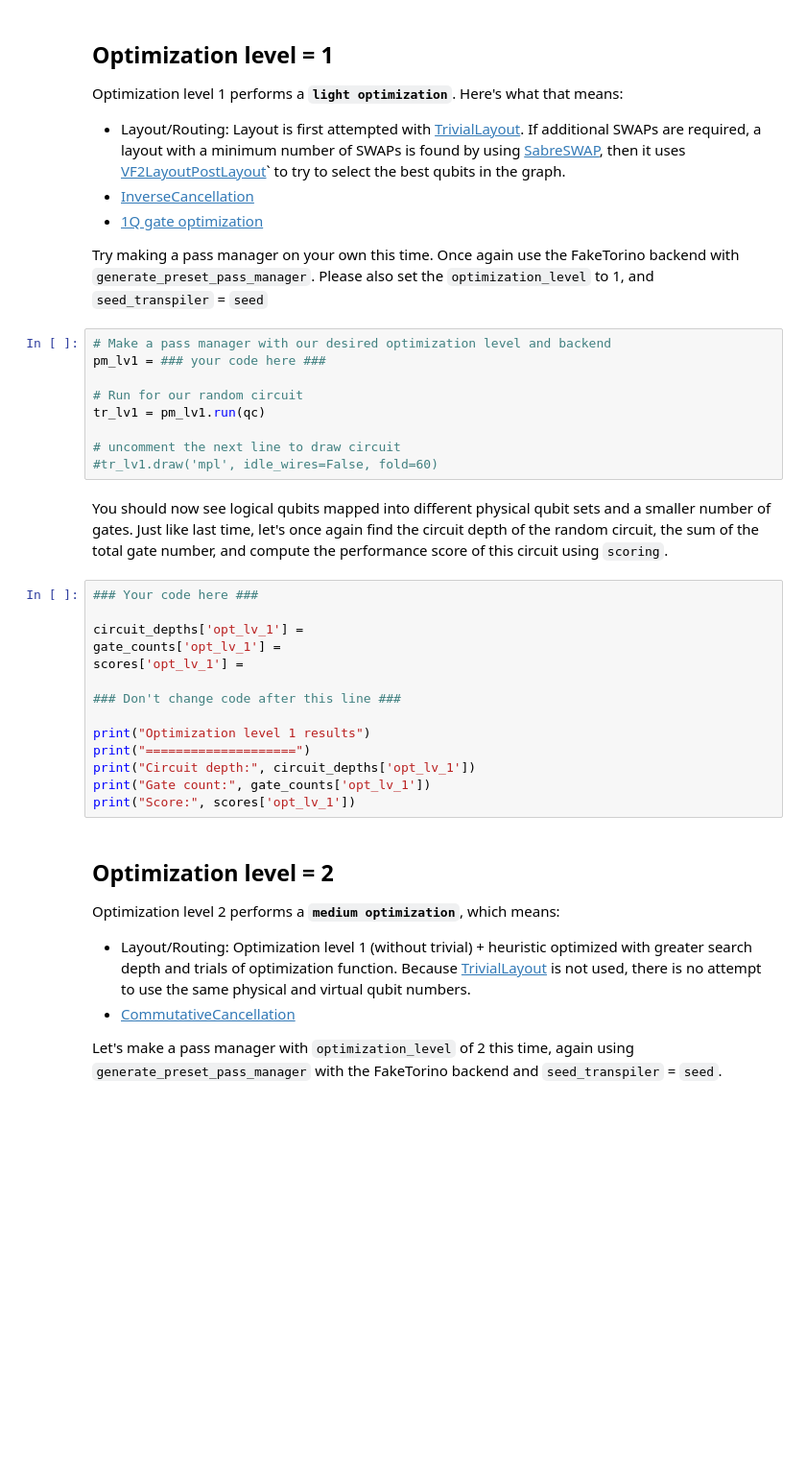
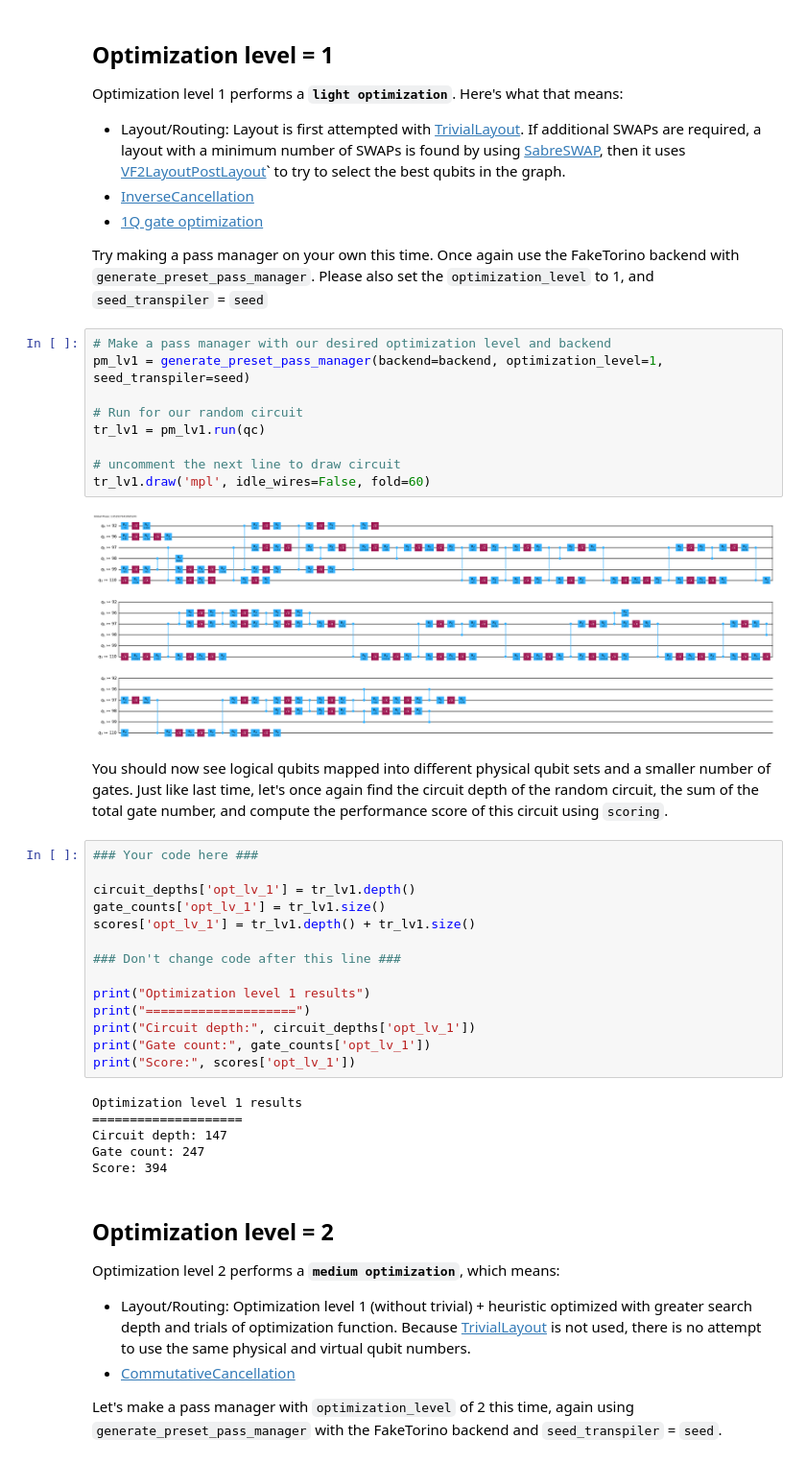
Before and after one commit to beotavalo/ibm-quantum-challenge-2024_BO, a Jupyter notebook: content/lab_2/lab-2.ipynb, the cells around one changed output. Shown at 96% size. Saved outputs shown, nothing was run; the diff lists cells and outputs as text; blank space fills up the shorter version.

```diff
--- a/content/lab_2/lab-2.ipynb
+++ b/content/lab_2/lab-2.ipynb
@@ -396,21 +411,23 @@ Optimization level 1 performs a **`light optimization`**. Here's what that means
 Try making a pass manager on your own this time. Once again use the FakeTorino backend with `generate_preset_pass_manager`. Please also set the `optimization_level` to 1, and `seed_transpiler` = `seed`
 # %%
 # Make a pass manager with our desired optimization level and backend
-pm_lv1 = ### your code here ###
+pm_lv1 = generate_preset_pass_manager(backend=backend, optimization_level=1, seed_transpiler=seed)
 
 # Run for our random circuit
 tr_lv1 = pm_lv1.run(qc)
 
 # uncomment the next line to draw circuit
-#tr_lv1.draw('mpl', idle_wires=False, fold=60)
+tr_lv1.draw('mpl', idle_wires=False, fold=60)
+# %% [output]
+[figure, added]
 # %% [markdown]
 You should now see logical qubits mapped into different physical qubit sets and a smaller number of gates. Just like last time, let's once again find the circuit depth of the random circuit, the sum of the total gate number, and compute the performance score of this circuit using `scoring`.
 # %%
 ### Your code here ###
 
-circuit_depths['opt_lv_1'] =
-gate_counts['opt_lv_1'] =
-scores['opt_lv_1'] =
+circuit_depths['opt_lv_1'] = tr_lv1.depth()
+gate_counts['opt_lv_1'] = tr_lv1.size()
+scores['opt_lv_1'] = tr_lv1.depth() + tr_lv1.size()
 
 ### Don't change code after this line ###
 
@@ -419,6 +436,12 @@ print("====================")
 print("Circuit depth:", circuit_depths['opt_lv_1'])
 print("Gate count:", gate_counts['opt_lv_1'])
 print("Score:", scores['opt_lv_1'])
+# %% [output]
+Optimization level 1 results
+====================
+Circuit depth: 147
+Gate count: 247
+Score: 394
 # %% [markdown]
 ## Optimization level = 2 <a name='opt_lv_2'></a>
 
```
Also changed, not shown: parts of 40 cells of this notebook.
